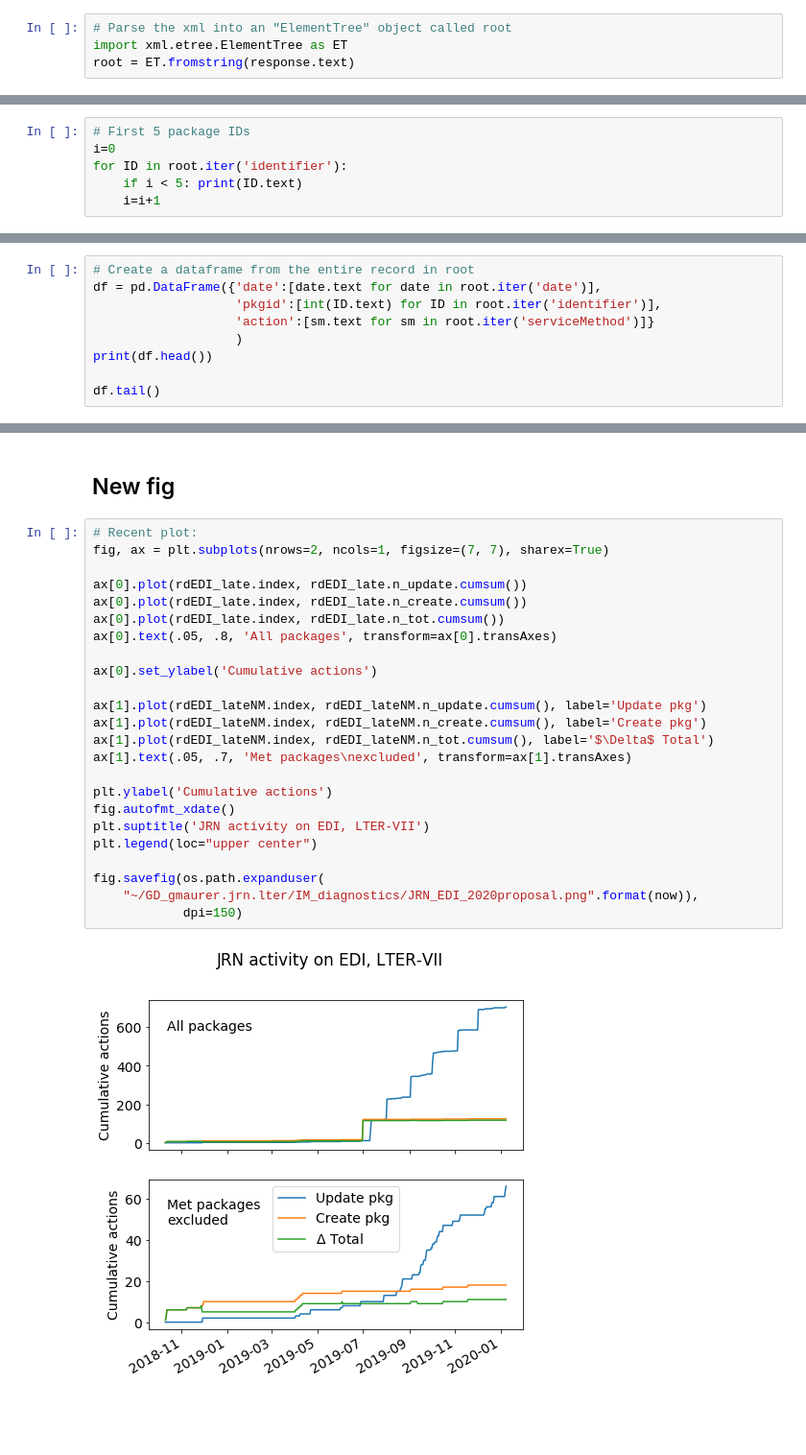
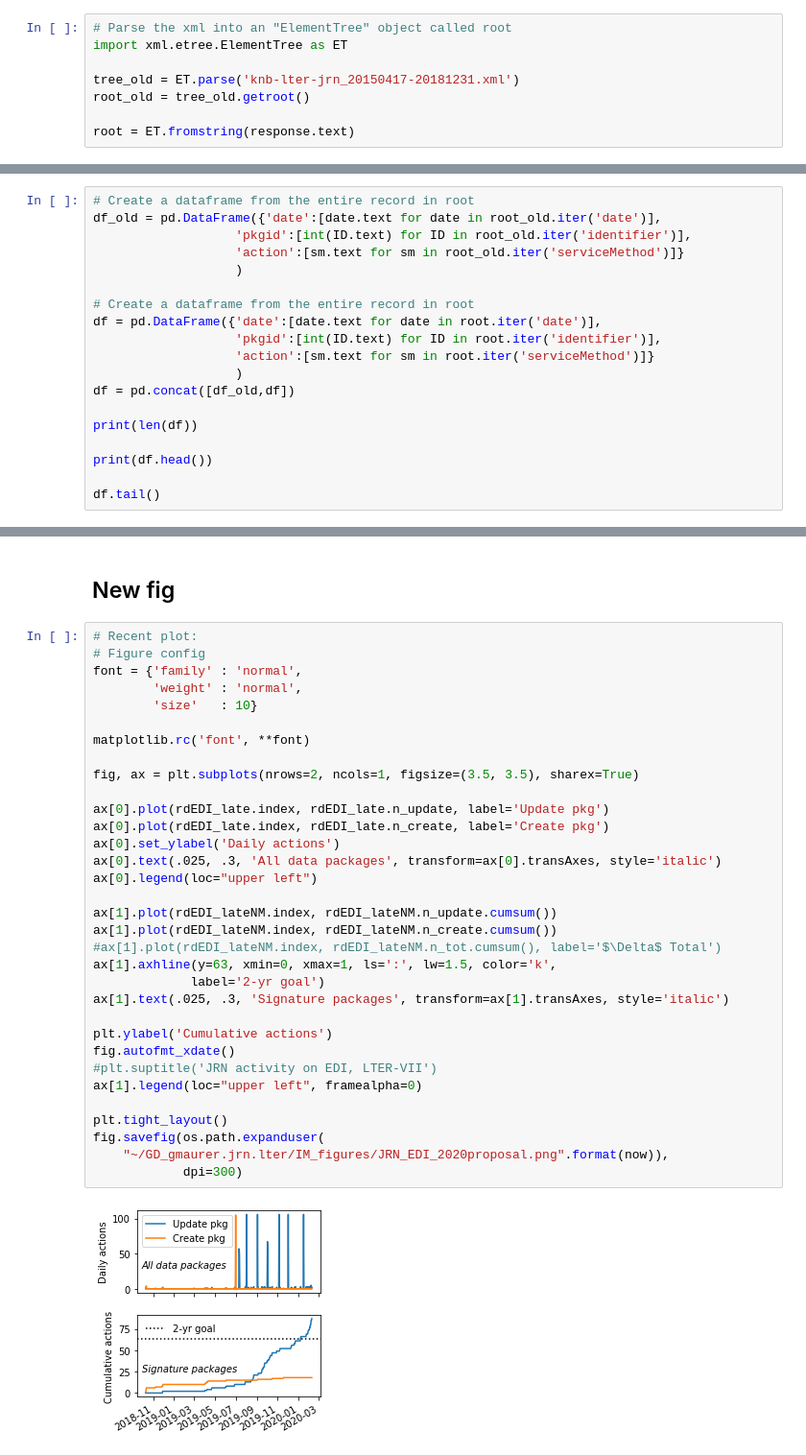
Before and after one commit to jornada-im/diagnostics, a Jupyter notebook: JRN-EDI-proposalstats.ipynb, the cells around one changed output, grey strips where cells are left out. Shown at 96% size. Drawn from its saved outputs; the diff is of its cells as text; blank space fills up the shorter version.

Commit message:
Add a table and update some diagnostics
* the table notebook produces a draft data table for LTER proposals
* The edi_package_localstatus table tracks core/signature and LTER core areas

```diff
--- a/JRN-EDI-proposalstats.ipynb
+++ b/JRN-EDI-proposalstats.ipynb
@@ -26,6 +23,10 @@ response.text[0:100] # now parse this with
 # %%
 # Parse the xml into an "ElementTree" object called root
 import xml.etree.ElementTree as ET
+
+tree_old = ET.parse('knb-lter-jrn_20150417-20181231.xml')
+root_old = tree_old.getroot()
+
 root = ET.fromstring(response.text)
 # %%
 # Number of elements (EDI changes) in root
@@ -35,6 +37,0 @@ len(root)
-# %%
-# First 5 package IDs
-i=0
-for ID in root.iter('identifier'):
-    if i < 5: print(ID.text)
-    i=i+1
@@ -47,11 +38,21 @@ for ID in root.iter('identifier'):
 # %% [markdown]
 ## Parse the data sent from EDI
 # %%
+# Create a dataframe from the entire record in root
+df_old = pd.DataFrame({'date':[date.text for date in root_old.iter('date')],
+                   'pkgid':[int(ID.text) for ID in root_old.iter('identifier')],
+                   'action':[sm.text for sm in root_old.iter('serviceMethod')]}
+                   )
+
 # Create a dataframe from the entire record in root
 df = pd.DataFrame({'date':[date.text for date in root.iter('date')],
                    'pkgid':[int(ID.text) for ID in root.iter('identifier')],
                    'action':[sm.text for sm in root.iter('serviceMethod')]}
                    )
+df = pd.concat([df_old,df])
+
+print(len(df))
+
 print(df.head())
 
 df.tail()
@@ -304,27 +304,36 @@ print(rdEDI_lateNM.n_update.sum()/rdEDI_early.n_update.sum())
 ## New fig
 # %%
 # Recent plot:
-fig, ax = plt.subplots(nrows=2, ncols=1, figsize=(7, 7), sharex=True)
+# Figure config
+font = {'family' : 'normal',
+        'weight' : 'normal',
+        'size'   : 10}
 
-ax[0].plot(rdEDI_late.index, rdEDI_late.n_update.cumsum())
-ax[0].plot(rdEDI_late.index, rdEDI_late.n_create.cumsum())
-ax[0].plot(rdEDI_late.index, rdEDI_late.n_tot.cumsum())
-ax[0].text(.05, .8, 'All packages', transform=ax[0].transAxes)
+matplotlib.rc('font', **font)
 
-ax[0].set_ylabel('Cumulative actions')
+fig, ax = plt.subplots(nrows=2, ncols=1, figsize=(3.5, 3.5), sharex=True)
 
-ax[1].plot(rdEDI_lateNM.index, rdEDI_lateNM.n_update.cumsum(), label='Update pkg')
-ax[1].plot(rdEDI_lateNM.index, rdEDI_lateNM.n_create.cumsum(), label='Create pkg')
-ax[1].plot(rdEDI_lateNM.index, rdEDI_lateNM.n_tot.cumsum(), label='$\Delta$ Total')
-ax[1].text(.05, .7, 'Met packages\nexcluded', transform=ax[1].transAxes)
+ax[0].plot(rdEDI_late.index, rdEDI_late.n_update, label='Update pkg')
+ax[0].plot(rdEDI_late.index, rdEDI_late.n_create, label='Create pkg')
+ax[0].set_ylabel('Daily actions')
+ax[0].text(.025, .3, 'All data packages', transform=ax[0].transAxes, style='italic')
+ax[0].legend(loc="upper left")
+
+ax[1].plot(rdEDI_lateNM.index, rdEDI_lateNM.n_update.cumsum())
+ax[1].plot(rdEDI_lateNM.index, rdEDI_lateNM.n_create.cumsum())
+#ax[1].plot(rdEDI_lateNM.index, rdEDI_lateNM.n_tot.cumsum(), label='$\Delta$ Total')
+ax[1].axhline(y=63, xmin=0, xmax=1, ls=':', lw=1.5, color='k',
+             label='2-yr goal')
+ax[1].text(.025, .3, 'Signature packages', transform=ax[1].transAxes, style='italic')
 
 plt.ylabel('Cumulative actions')
 fig.autofmt_xdate()
-plt.suptitle('JRN activity on EDI, LTER-VII')
-plt.legend(loc="upper center")
+#plt.suptitle('JRN activity on EDI, LTER-VII')
+ax[1].legend(loc="upper left", framealpha=0)
 
+plt.tight_layout()
 fig.savefig(os.path.expanduser(
-    "~/GD_gmaurer.jrn.lter/IM_diagnostics/JRN_EDI_2020proposal.png".format(now)),
-            dpi=150)
+    "~/GD_gmaurer.jrn.lter/IM_figures/JRN_EDI_2020proposal.png".format(now)),
+            dpi=300)
 # %% [output]
-[figure, old version]
+[figure, new version]
```
Also changed, not shown: parts of 16 cells of this notebook, 3 other files.
